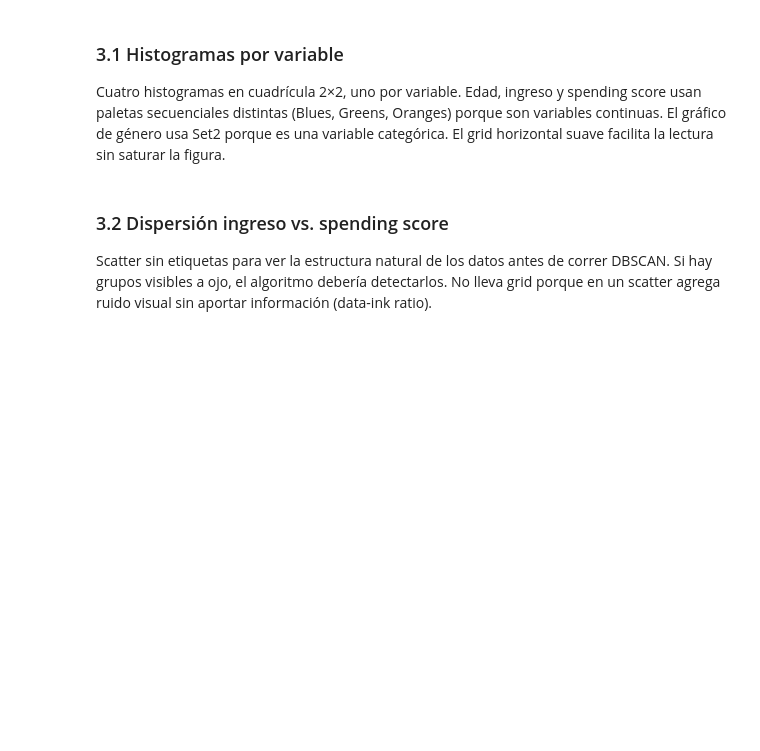
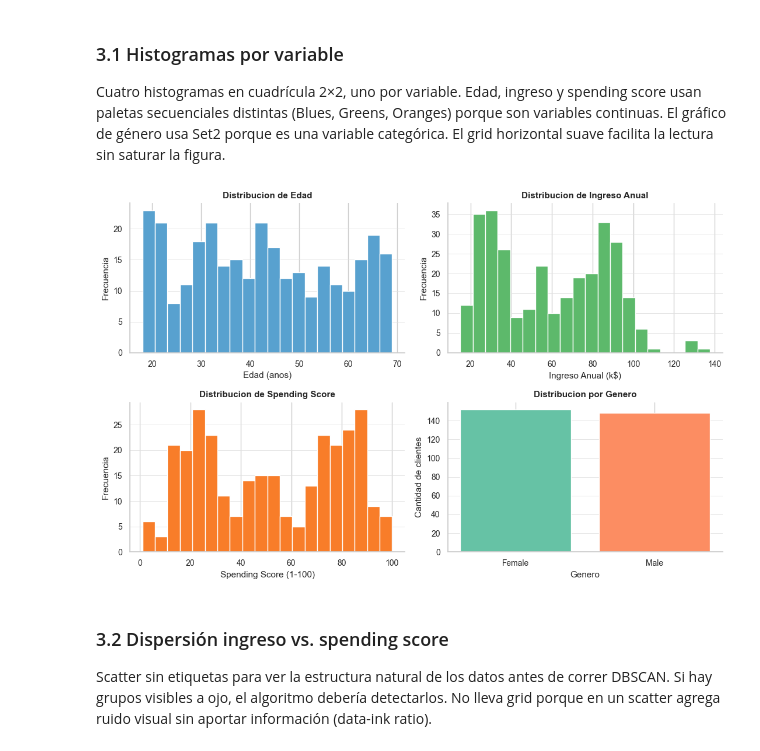
Before and after one commit to blinaresv/Grupo1_Actividad2_DBSCAN, a Jupyter notebook: Grupo1_Notebook2_Librerias_FINAL.ipynb, the cells around one changed output. Drawn from its saved outputs; the diff is of its cells as text; code cells hidden in the pictures; blank space fills up the shorter version.

Commit message:
Revert "Elimina cuadriculas en histogramas y grafico k-distancia del Notebook 2"
This reverts commit 47cf2d548cda2ac3401b1af491aee148582884b9.

```diff
--- a/Grupo1_Notebook2_Librerias_FINAL.ipynb
+++ b/Grupo1_Notebook2_Librerias_FINAL.ipynb
@@ -41,7 +41,7 @@ import numpy as np
 import matplotlib.pyplot as plt
 import seaborn as sns
 
-sns.set_theme(style="white", context="notebook")
+sns.set_theme(style="whitegrid", context="notebook")
 
 df = pd.read_csv("Mall_Customers.csv")
 print("Forma:", df.shape)
@@ -104,35 +112,37 @@ fig, axes = plt.subplots(2, 2, figsize=(11, 7))
 
 axes[0, 0].hist(df["Age"], bins=20, color=col_age, edgecolor="white")
 axes[0, 0].set_title("Distribucion de Edad", fontsize=11, fontweight="bold")
 axes[0, 0].set_xlabel("Edad (anos)", fontsize=11)
 axes[0, 0].set_ylabel("Frecuencia", fontsize=11)
 axes[0, 0].tick_params(labelsize=10)
 
 axes[0, 1].hist(df["Annual Income (k$)"], bins=20, color=col_income, edgecolor="white")
 axes[0, 1].set_title("Distribucion de Ingreso Anual", fontsize=11, fontweight="bold")
 axes[0, 1].set_xlabel("Ingreso Anual (k$)", fontsize=11)
 axes[0, 1].set_ylabel("Frecuencia", fontsize=11)
 axes[0, 1].tick_params(labelsize=10)
 
 axes[1, 0].hist(df["Spending Score (1-100)"], bins=20, color=col_score, edgecolor="white")
 axes[1, 0].set_title("Distribucion de Spending Score", fontsize=11, fontweight="bold")
-axes[1, 0].set_xlabel("Spending Score (1-100)", fontsize=11)
+axes[1, 0].set_xlabel("Spending Score (1-100)", fontsize=11)   # unidad explícita
 axes[1, 0].set_ylabel("Frecuencia", fontsize=11)
 axes[1, 0].tick_params(labelsize=10)
 
 gc = df["Genre"].value_counts()
 axes[1, 1].bar(gc.index, gc.values, color=gender_pal, edgecolor="white")
 axes[1, 1].set_title("Distribucion por Genero", fontsize=11, fontweight="bold")
 axes[1, 1].set_xlabel("Genero", fontsize=11)
 axes[1, 1].set_ylabel("Cantidad de clientes", fontsize=11)
 axes[1, 1].tick_params(labelsize=10)
 
 for ax in axes.flat:
     ax.spines[["top", "right"]].set_visible(False)
-    ax.grid(False)
+    ax.yaxis.grid(True, color='#E0E0E0', linewidth=0.6)  # grid solo horizontal, suave
 
 plt.tight_layout()
 plt.show()
+# %% [output]
+[figure, added]
 # %% [markdown]
 ### 3.2 Dispersión ingreso vs. spending score
 
```
Also changed, not shown: parts of 2 cells of this notebook.
